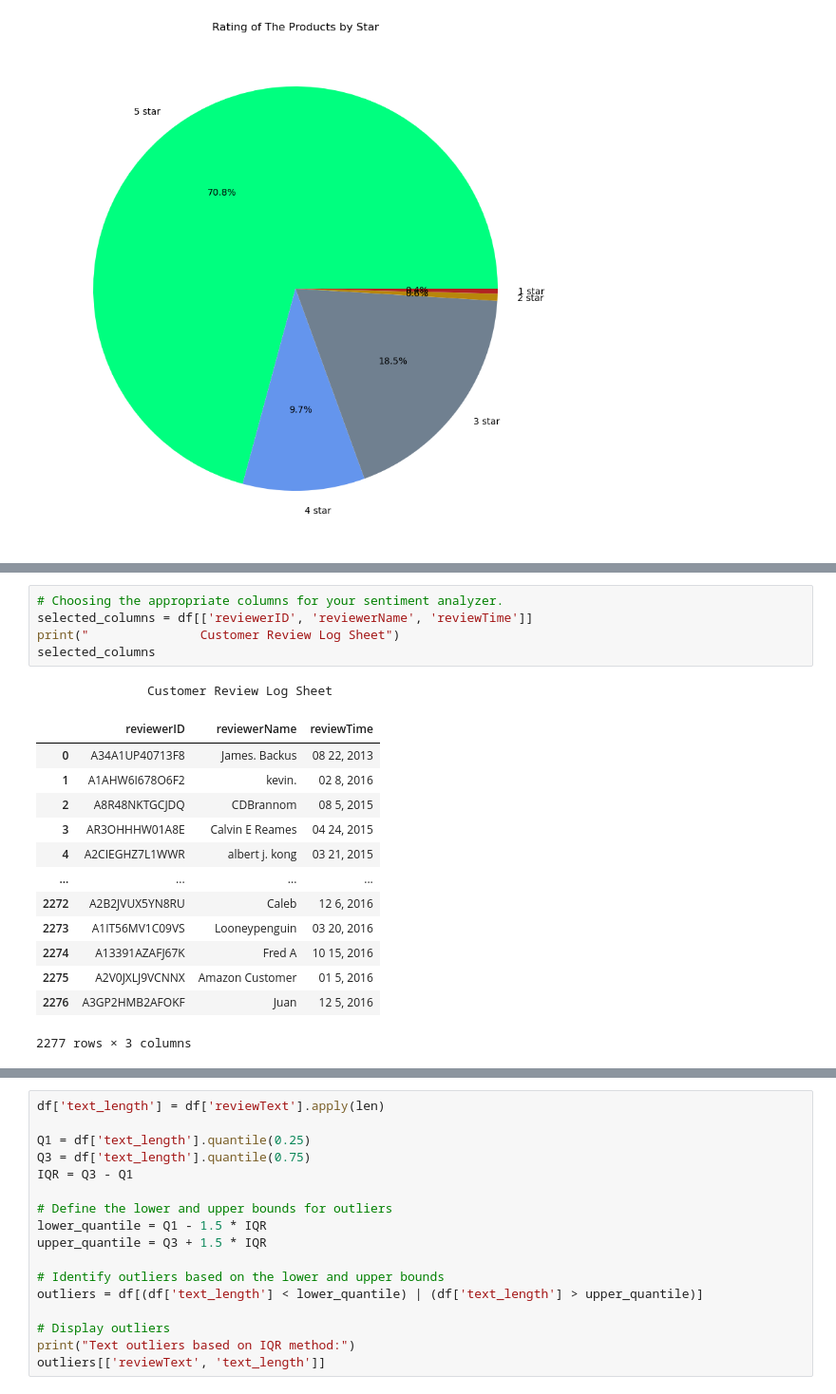
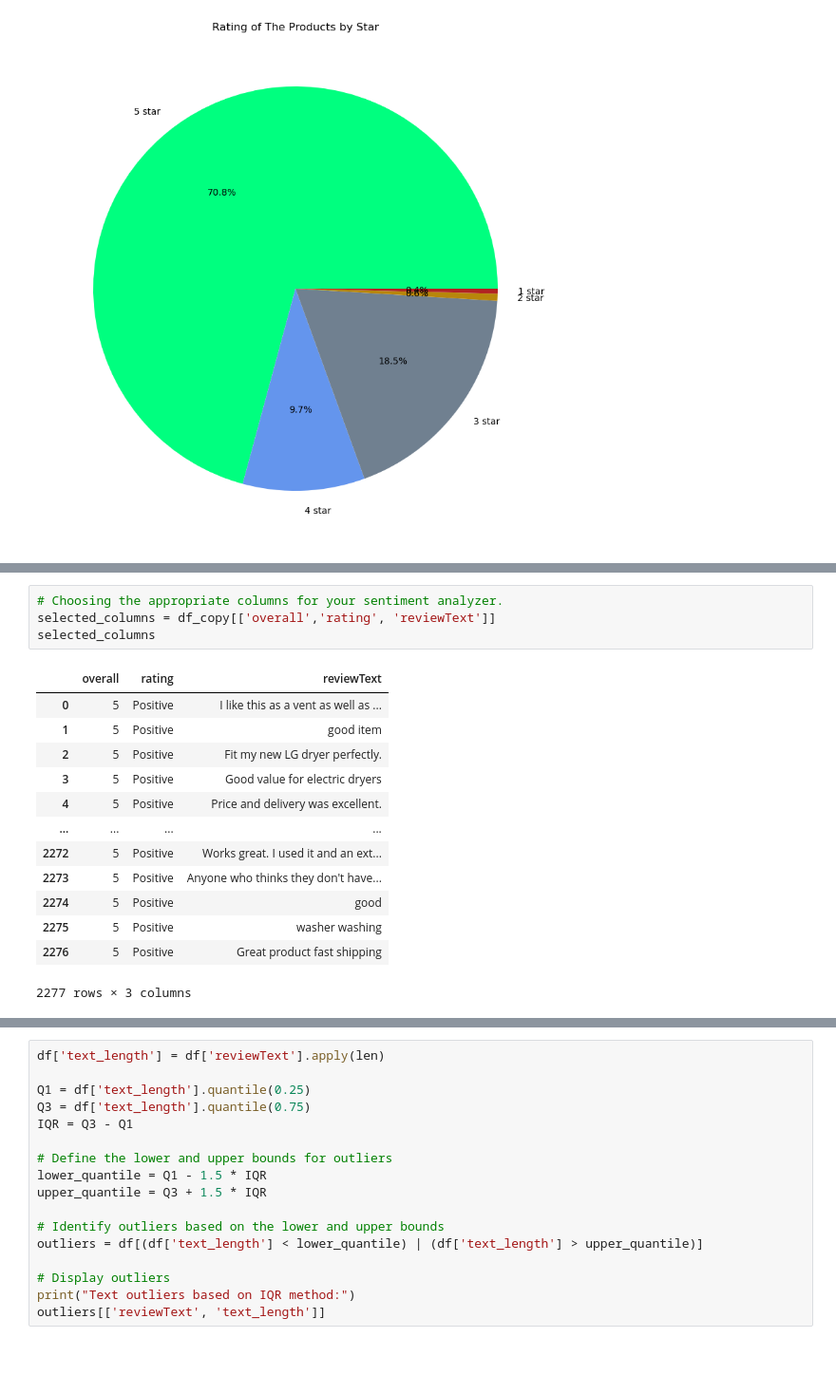
Before and after one commit to rolandjosephb/Comp262-Group3, a Jupyter notebook: Group 3.ipynb, the cells around one changed output, grey strips where cells are left out. Shown at 95% size. Cells and saved outputs as stored; diff of their text form; blank space fills up the shorter version.

```diff
--- a/Group 3.ipynb
+++ b/Group 3.ipynb
@@ -446,20 +462,18 @@ Name: count, dtype: int64
 # %%
 # Choosing the appropriate columns for your sentiment analyzer.
-selected_columns = df[['reviewerID', 'reviewerName', 'reviewTime']]
-print("               Customer Review Log Sheet")
+selected_columns = df_copy[['overall','rating', 'reviewText']]
 selected_columns
 # %% [output]
+|  | overall | rating | reviewText |
+| 0 | 5 | Positive | I like this as a vent as well as ... |
+| 1 | 5 | Positive | good item |
+| 2 | 5 | Positive | Fit my new LG dryer perfectly. |
+| 3 | 5 | Positive | Good value for electric dryers |
+| 4 | 5 | Positive | Price and delivery was excellent. |
+| ... | ... | ... | ... |
+| 2272 | 5 | Positive | Works great. I used it and an ext... |
+| 2273 | 5 | Positive | Anyone who thinks they don't have... |
+| 2274 | 5 | Positive | good |
+| 2275 | 5 | Positive | washer washing |
+| 2276 | 5 | Positive | Great product fast shipping |
-               Customer Review Log Sheet
+2277 rows × 3 columns
-|  | reviewerID | reviewerName | reviewTime |
-| 0 | A34A1UP40713F8 | James. Backus | 08 22, 2013 |
-| 1 | A1AHW6I678O6F2 | kevin. | 02 8, 2016 |
-| 2 | A8R48NKTGCJDQ | CDBrannom | 08 5, 2015 |
-| 3 | AR3OHHHW01A8E | Calvin E Reames | 04 24, 2015 |
-| 4 | A2CIEGHZ7L1WWR | albert j. kong | 03 21, 2015 |
-| ... | ... | ... | ... |
-| 2272 | A2B2JVUX5YN8RU | Caleb | 12 6, 2016 |
-| 2273 | A1IT56MV1C09VS | Looneypenguin | 03 20, 2016 |
-| 2274 | A13391AZAFJ67K | Fred A | 10 15, 2016 |
-| 2275 | A2V0JXLJ9VCNNX | Amazon Customer | 01 5, 2016 |
-| 2276 | A3GP2HMB2AFOKF | Juan | 12 5, 2016 |
-2277 rows × 3 columns
```
Also changed, not shown: parts of 12 cells of this notebook.
